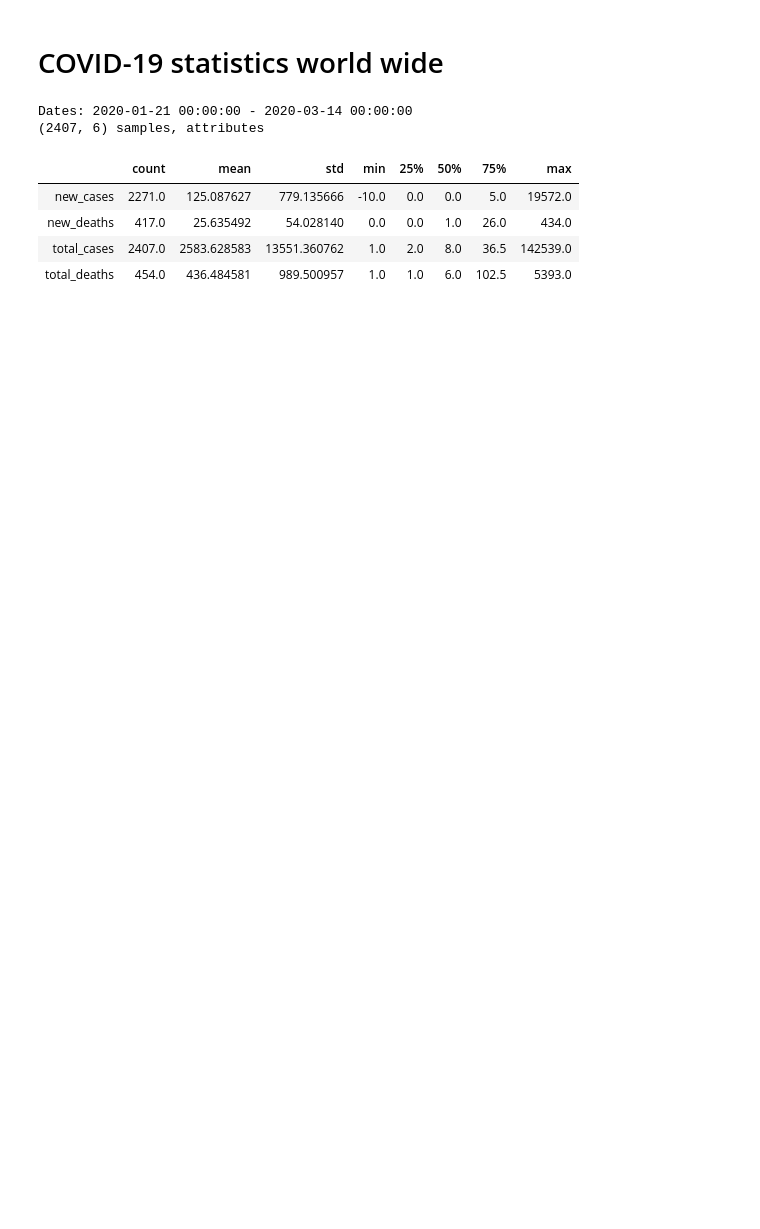
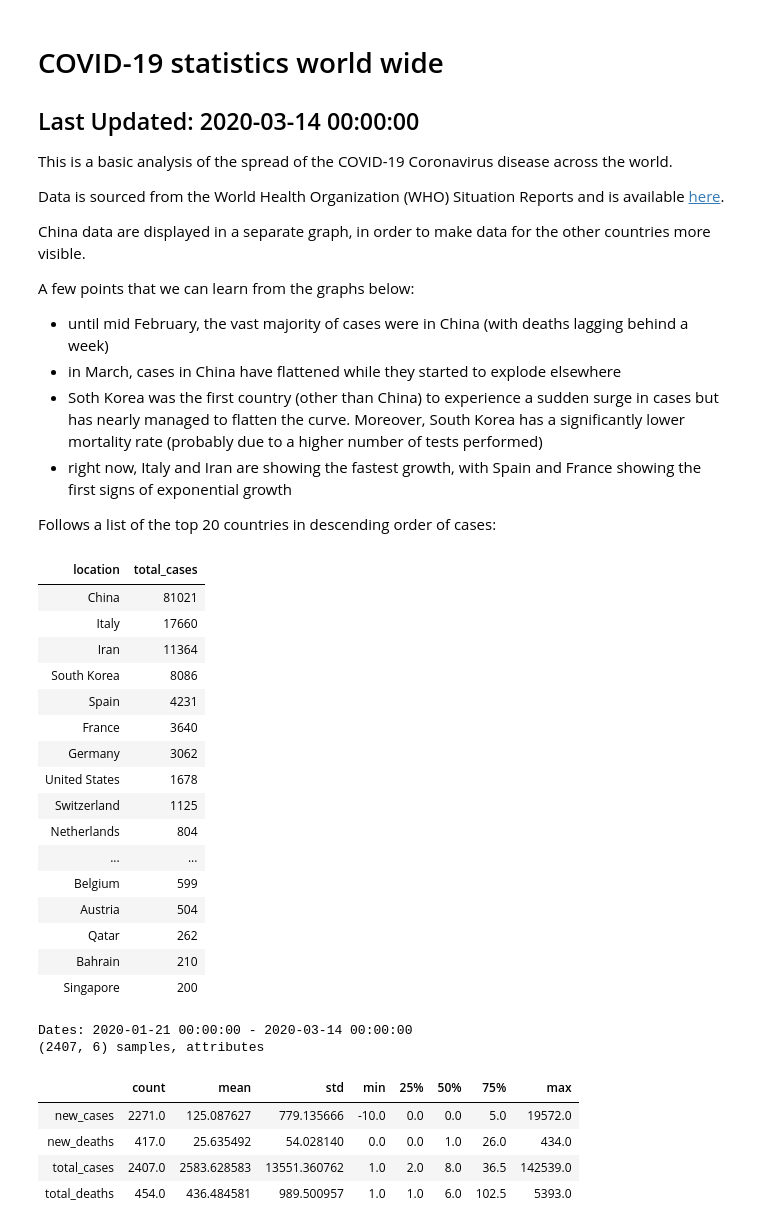
Before and after one commit to m322/portfolio, a Jupyter notebook: covid-19/world_wide.ipynb, the cells around one changed output. Cells and saved outputs as stored; diff of their text form; code cells hidden in the pictures; blank space fills up the shorter version.

```diff
--- a/covid-19/world_wide.ipynb
+++ b/covid-19/world_wide.ipynb
@@ -1,3 +1,60 @@
+# %%
+from IPython.display import Markdown
+# this cell must be executed AFTER all the others, so that the variables are already set!
+display(Markdown("""
+# COVID-19 statistics world wide
+## Last Updated: {last_date}
+This is a basic analysis of the spread of the COVID-19 Coronavirus disease across the world.
+
+Data is sourced from the World Health Organization (WHO) Situation Reports and is available [here](https://ourworldindata.org/coronavirus-source-data).
+
+China data are displayed in a separate graph, in order to make data for the other countries more visible.
+
+A few points that we can learn from the graphs below:
+- until mid February, the vast majority of cases were in China (with deaths lagging behind a week)
+- in March, cases in China have flattened while they started to explode elsewhere
+- Soth Korea was the first country (other than China) to experience a sudden surge in cases but has nearly managed to flatten the curve. Moreover, South Korea has a significantly lower mortality rate (probably due to a higher number of tests performed)
+- right now, Italy and Iran are showing the fastest growth, with Spain and France showing the first signs of exponential growth
+
+Follows a list of the top 20 countries in descending order of cases:
+""".format(last_date=last_date)))
+global_df[(global_df['date']==last_date) &
+          (~global_df['location'].isin(['World', 'International']))]. \
+          sort_values(by='total_cases', ascending=False)[['location', 'total_cases']][:20].style.hide_index()
+# %% [output]
+
+# COVID-19 statistics world wide
+## Last Updated: 2020-03-14 00:00:00
+This is a basic analysis of the spread of the COVID-19 Coronavirus disease across the world.
+
+Data is sourced from the World Health Organization (WHO) Situation Reports and is available [here](https://ourworldindata.org/coronavirus-source-data).
+
+China data are displayed in a separate graph, in order to make data for the other countries more visible.
+
+A few points that we can learn from the graphs below:
+- until mid February, the vast majority of cases were in China (with deaths lagging behind a week)
+- in March, cases in China have flattened while they started to explode elsewhere
+- Soth Korea was the first country (other than China) to experience a sudden surge in cases but has nearly managed to flatten the curve. Moreover, South Korea has a significantly lower mortality rate (probably due to a higher number of tests performed)
+- right now, Italy and Iran are showing the fastest growth, with Spain and France showing the first signs of exponential growth
+
+Follows a list of the top 20 countries in descending order of cases:
+| location | total_cases |
+| China | 81021 |
+| Italy | 17660 |
+| Iran | 11364 |
+| South Korea | 8086 |
+| Spain | 4231 |
+| France | 3640 |
+| Germany | 3062 |
+| United States | 1678 |
+| Switzerland | 1125 |
+| Netherlands | 804 |
+| ... | ... |
+| Belgium | 599 |
+| Austria | 504 |
+| Qatar | 262 |
+| Bahrain | 210 |
+| Singapore | 200 |
 # %%
 import os
 import pandas as pd
@@ -13,8 +70,6 @@ if not os.path.exists(DATA_FILES_DIR):
     print(f'ERROR: cannot find dir {DATA_FILES_DIR}')
 if not os.path.exists(OUTPUT_CHARTS_DIR):
     os.makedirs(OUTPUT_CHARTS_DIR)
-# %% [markdown]
-# COVID-19 statistics world wide
 # %%
 global_df = pd.read_csv("https://covid.ourworldindata.org/data/full_data.csv")
 global_df['date'] = pd.to_datetime(global_df['date'])
```
Also changed, not shown: parts of 2 cells of this notebook.
